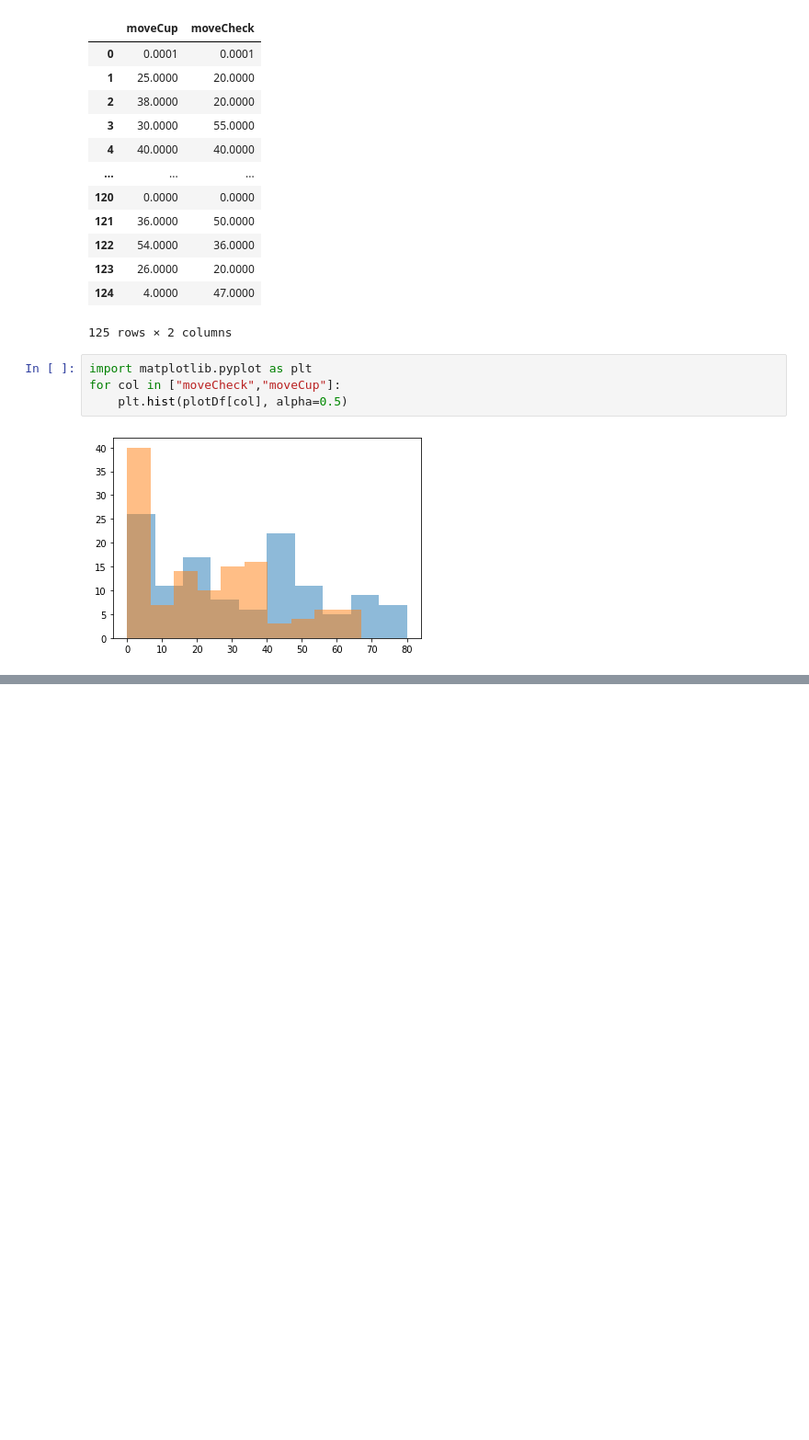
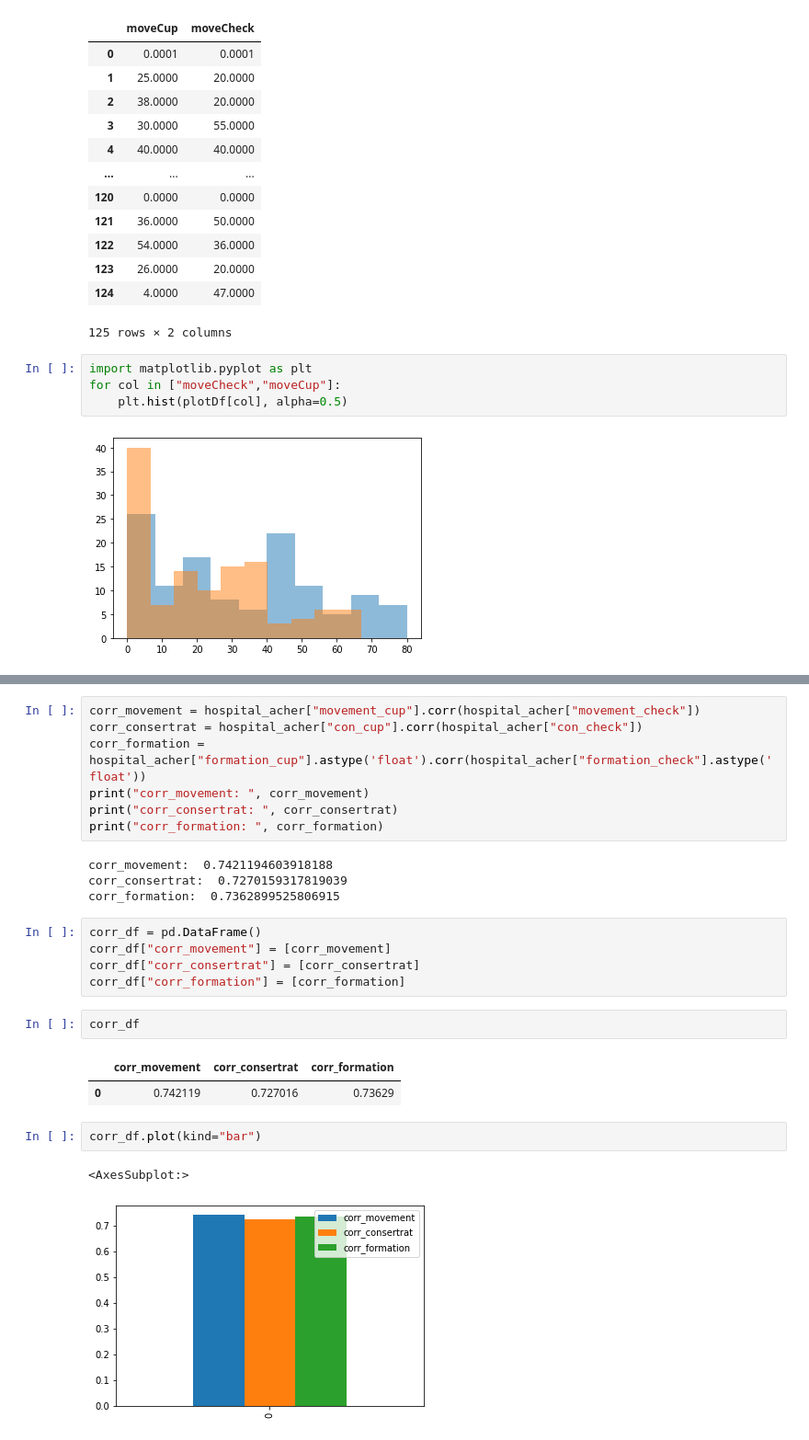
Before and after one commit to aviadm24/jupyter, a Jupyter notebook: Untitled.ipynb, the cells around one changed output, grey strips where cells are left out. Shown: that part at 92% size. Cells and saved outputs as stored; diff of their text form; blank space fills up the shorter version.

```diff
--- a/Untitled.ipynb
+++ b/Untitled.ipynb
@@ -156,0 +128,26 @@ for i in hospitalGroups:
+# %%
+corr_movement = hospital_acher["movement_cup"].corr(hospital_acher["movement_check"])
+corr_consertrat = hospital_acher["con_cup"].corr(hospital_acher["con_check"])
+corr_formation = hospital_acher["formation_cup"].astype('float').corr(hospital_acher["formation_check"].astype('float'))
+print("corr_movement: ", corr_movement)
+print("corr_consertrat: ", corr_consertrat)
+print("corr_formation: ", corr_formation)
+# %% [output]
+corr_movement:  0.7421194603918188
+corr_consertrat:  0.7270159317819039
+corr_formation:  0.7362899525806915
+# %%
+corr_df = pd.DataFrame()
+corr_df["corr_movement"] = [corr_movement]
+corr_df["corr_consertrat"] = [corr_consertrat]
+corr_df["corr_formation"] = [corr_formation]
+# %%
+corr_df
+# %% [output]
+|  | corr_movement | corr_consertrat | corr_formation |
+| 0 | 0.742119 | 0.727016 | 0.73629 |
+# %%
+corr_df.plot(kind="bar")
+# %% [output]
+<AxesSubplot:>
+[figure, added]
```
Also changed, not shown: parts of 8 cells of this notebook, 2 other files.
